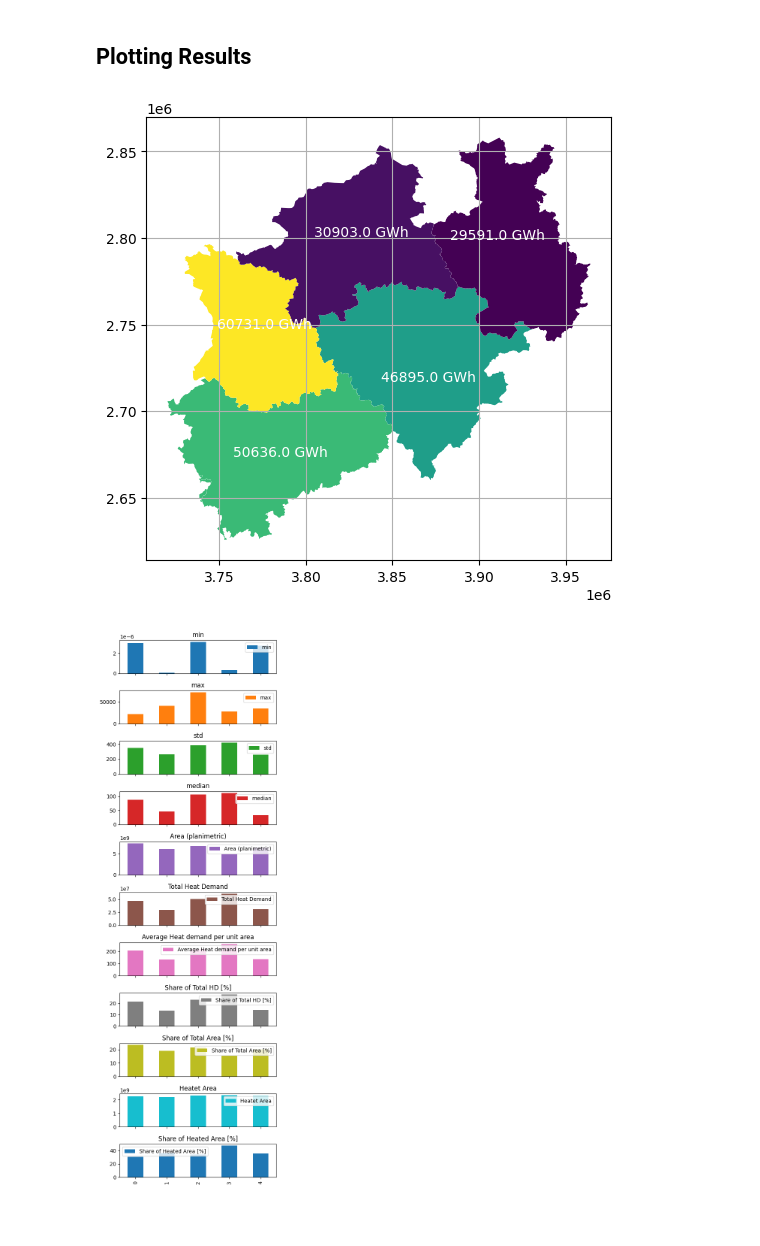
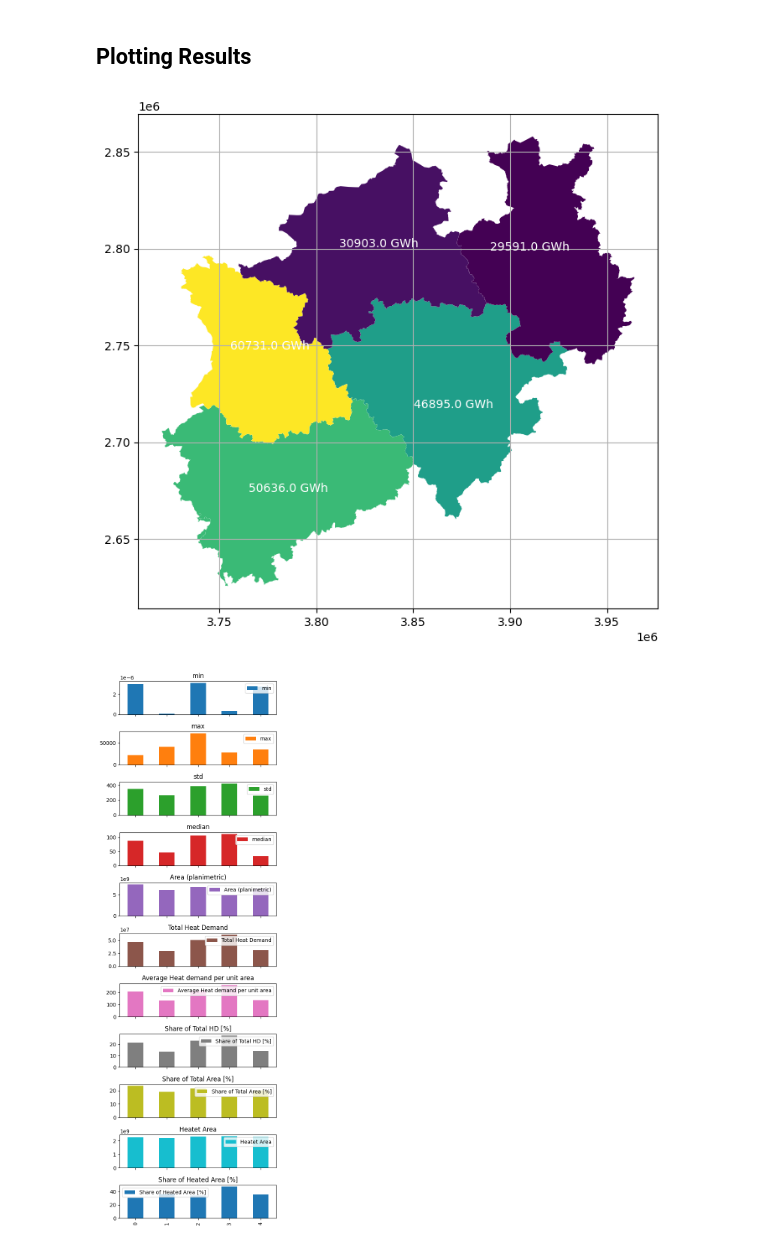
Before and after one commit to AlexanderJuestel/pyheatdemand, a Jupyter notebook: docs/source/notebooks/12_Processing_Results.ipynb, the cells around one changed output. Drawn from its saved outputs; the diff is of its cells as text; code cells hidden in the pictures; blank space fills up the shorter version.

```diff
--- a/docs/source/notebooks/12_Processing_Results.ipynb
+++ b/docs/source/notebooks/12_Processing_Results.ipynb
@@ -21,8 +21,8 @@ import processing
 
 The zonal statistics are calculated with the function `calculate_zonal_statistics`.
 # %%
-gdf_stats = processing.calculate_zonal_stats("../data/nw_dvg1_rbz.shp",
-                                             "../data/HD_NRW.tif",
+gdf_stats = processing.calculate_zonal_stats("../../../data/nw_dvg1_rbz.shp",
+                                             "../../../data/HD_NRW.tif",
                                              'EPSG:3034')
 gdf_stats
 # %% [output]
@@ -38,21 +38,23 @@ gdf_stats['coords'] = [coords[0] for coords in gdf_stats['coords']]
 # %% [markdown]
 ## Plotting Results
 # %%
-fix, ax = plt.subplots(1, figsize=(6,6))
+fix, ax = plt.subplots(1, figsize=(8,8))
 
 gdf_stats.plot(ax=ax, column='Total Heat Demand')
 
 for idx, row in gdf_stats.iterrows():
 
     plt.annotate(text=str(np.round(row['Total Heat Demand']/1000,
                                    0)) + ' GWh',
                  xy=row['coords'],
                  horizontalalignment='center',
                  color = 'white')
 
 plt.grid()
+
+plt.savefig('../../images/fig_methods5.png', dpi=300)
 # %% [output]
-[figure, old version]
+[figure, new version]
 # %%
 gdf_stats.plot(kind="bar", subplots=True, figsize=(5,15))
 
```
Also changed, not shown: parts of 1 cell of this notebook, 3 other files.
